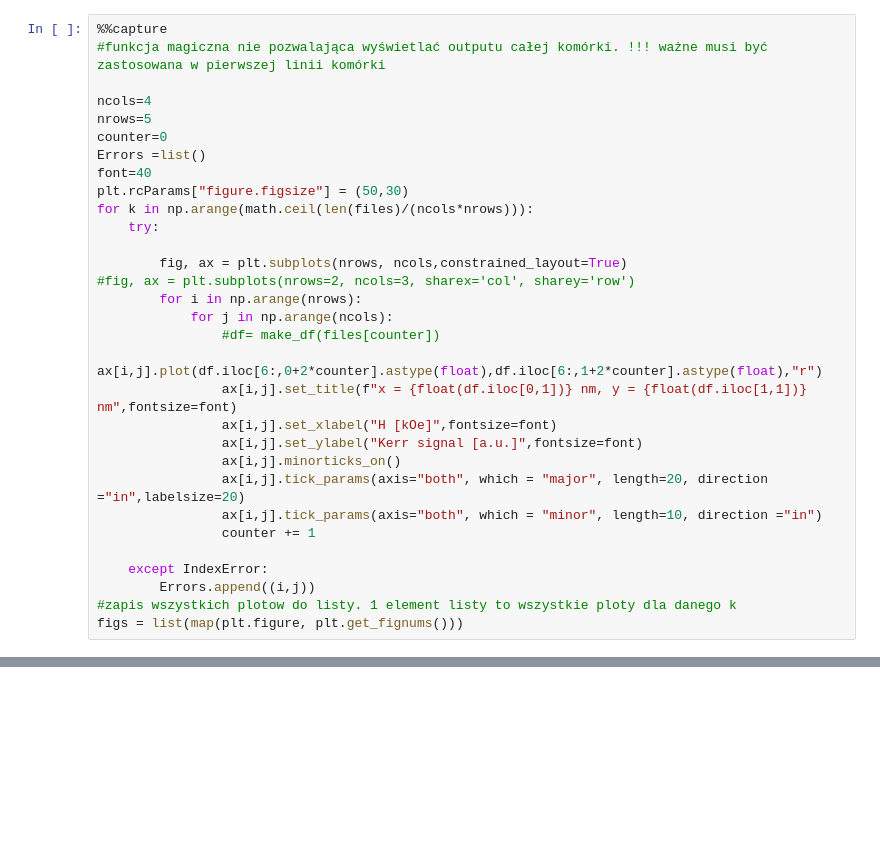
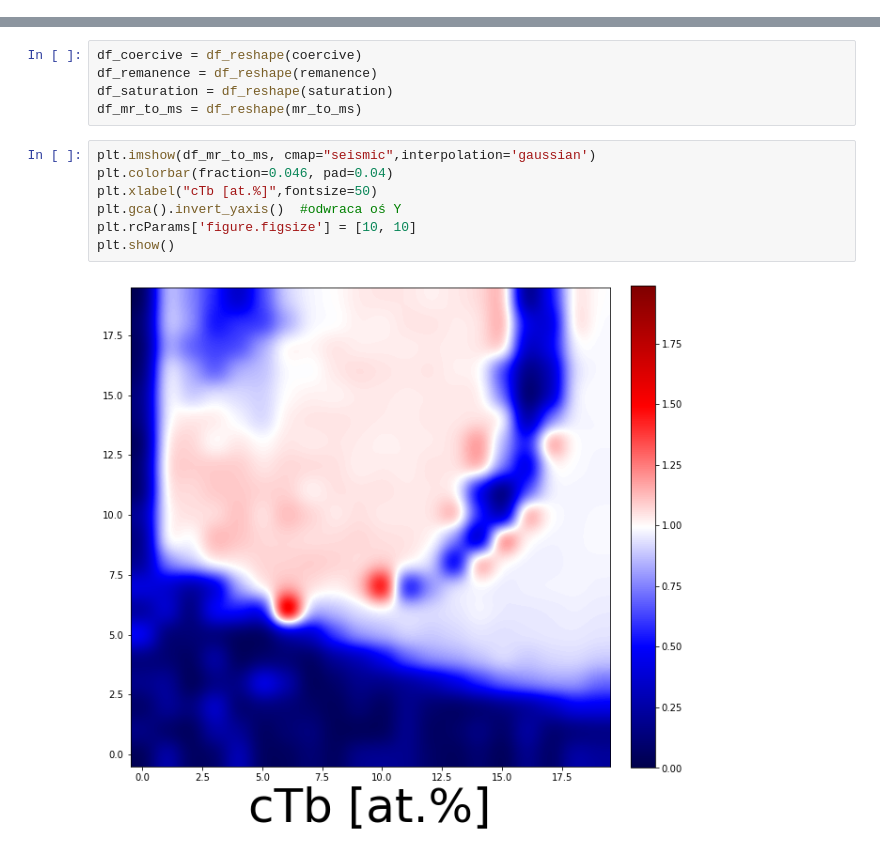
Before and after one commit to LukaszFrackowiak/PyHist, a Jupyter notebook: Pyhist.ipynb, the cells around one changed output, grey strips where cells are left out. Drawn from its saved outputs; the diff is of its cells as text; blank space fills up the shorter version.

```diff
--- a/Pyhist.ipynb
+++ b/Pyhist.ipynb
@@ -116,34 +134,3 @@ pp = PdfPages('test.pdf')
 for image in figs:
     pp.savefig(image)
 pp.close()
-# %%
-%%capture
-#funkcja magiczna nie pozwalająca wyświetlać outputu całej komórki. !!! ważne musi być zastosowana w pierwszej linii komórki
-
-ncols=4
-nrows=5
-counter=0
-Errors =list()
-font=40
-plt.rcParams["figure.figsize"] = (50,30)
-for k in np.arange(math.ceil(len(files)/(ncols*nrows))):
-    try:
-
-        fig, ax = plt.subplots(nrows, ncols,constrained_layout=True)
-#fig, ax = plt.subplots(nrows=2, ncols=3, sharex='col', sharey='row')
-        for i in np.arange(nrows):
-            for j in np.arange(ncols):
-                #df= make_df(files[counter])
-                ax[i,j].plot(df.iloc[6:,0+2*counter].astype(float),df.iloc[6:,1+2*counter].astype(float),"r")
-                ax[i,j].set_title(f"x = {float(df.iloc[0,1])} nm, y = {float(df.iloc[1,1])} nm",fontsize=font)
-                ax[i,j].set_xlabel("H [kOe]",fontsize=font)
-                ax[i,j].set_ylabel("Kerr signal [a.u.]",fontsize=font)
-                ax[i,j].minorticks_on()
-                ax[i,j].tick_params(axis="both", which = "major", length=20, direction ="in",labelsize=20)
-                ax[i,j].tick_params(axis="both", which = "minor", length=10, direction ="in")
-                counter += 1
-
-    except IndexError:
-        Errors.append((i,j))
-#zapis wszystkich plotow do listy. 1 element listy to wszystkie ploty dla danego k
-figs = list(map(plt.figure, plt.get_fignums()))
@@ -164,0 +137,14 @@ df.head(10)
+# %%
+df_coercive = df_reshape(coercive)
+df_remanence = df_reshape(remanence)
+df_saturation = df_reshape(saturation)
+df_mr_to_ms = df_reshape(mr_to_ms)
+# %%
+plt.imshow(df_mr_to_ms, cmap="seismic",interpolation='gaussian')
+plt.colorbar(fraction=0.046, pad=0.04)
+plt.xlabel("cTb [at.%]",fontsize=50)
+plt.gca().invert_yaxis()  #odwraca oś Y
+plt.rcParams['figure.figsize'] = [10, 10]
+plt.show()
+# %% [output]
+[figure, added]
```
Also changed, not shown: parts of 10 cells of this notebook.
